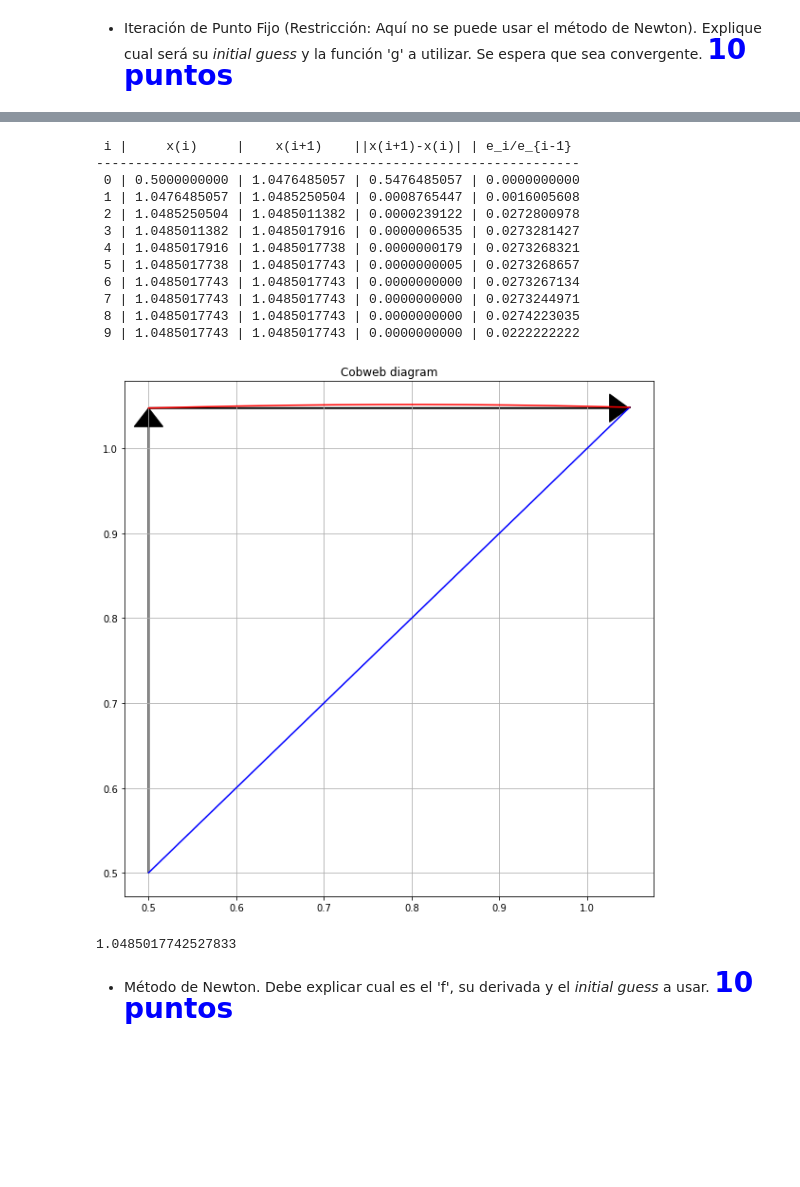
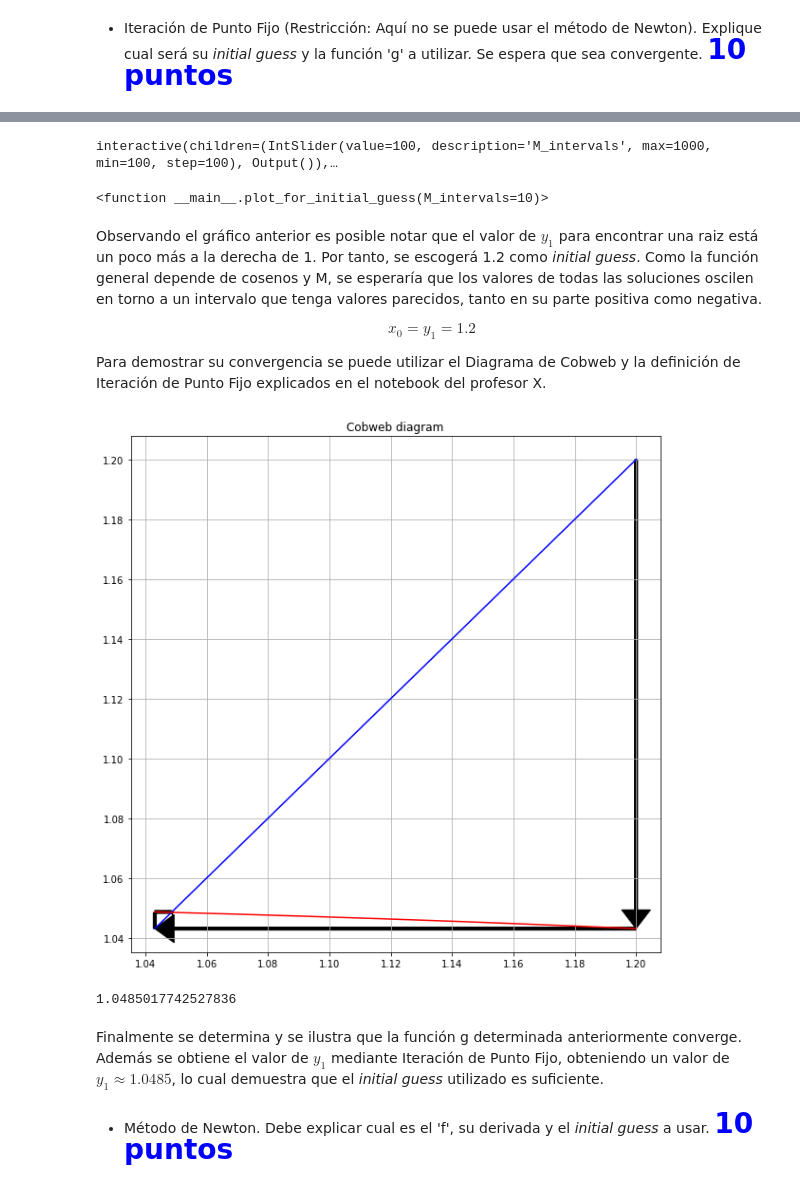
Before and after one commit to Sebaatd/Tarea1CC, a Jupyter notebook: Tarea1.ipynb, the cells around one changed output, grey strips where cells are left out. Saved outputs shown, nothing was run; the diff lists cells and outputs as text; code cells hidden in the pictures; blank space fills up the shorter version.

```diff
--- a/Tarea1.ipynb
+++ b/Tarea1.ipynb
@@ -224 +185,25 @@ A continuación se muestra un ejemplo de como se obtiene $y_1$ con Iteración de
+# %%
+#Gráfica para encontrar un valor aproximado para que f(y_1) = 0
+def plot_for_initial_guess(M_intervals=10):
+    y_1 = np.linspace(0,10,M_intervals+1)
+    fy = (50/M_intervals) * (y_1*np.cos((100/M_intervals) + y_1) + np.cos(y_1)) - y_1 + 1
+    plt.figure(figsize=(8,8))
+    plt.plot(y_1,fy,'b-',label='f(y_1)')
+    plt.legend(loc='best')
+    plt.title('Grafica de f(y_1) en un intervalo variable M_intervals')
+    plt.grid(True)
+    plt.show()
+
+interact(plot_for_initial_guess,M_intervals=(100,1000,100))
+# %% [output]
+interactive(children=(IntSlider(value=100, description='M_intervals', max=1000, min=100, step=100), Output()),…
+<function __main__.plot_for_initial_guess(M_intervals=10)>
+# %% [markdown]
+Observando el gráfico anterior es posible notar que el valor de $y_1$ para encontrar una raiz está un poco más a la derecha de 1. Por tanto, se escogerá 1.2 como _initial guess_. Como la función general depende de cosenos y M, se esperaría que los valores de todas las soluciones oscilen en torno a un intervalo que tenga valores parecidos, tanto en su parte positiva como negativa.
+
+\begin{equation*}
+ x_0 = y_1 = 1.2
+\end{equation*}
+
+Para demostrar su convergencia se puede utilizar el Diagrama de Cobweb y la definición de Iteración de Punto Fijo explicados en el notebook del profesor X.
 # %%
@@ -244,44 +230,32 @@ def cobweb(x,g=None):
     plt.grid(True)
     plt.show()
 # %%
+#Defición algoritmo Iteración de Punto Fijo, obtenido desde el notebook de referencia.
 def fpi(g, x0, k, flag_cobweb=False):
     x = np.empty(k+1)
     x[0] = x0
     error_i = np.inf
 
-    print(' i |     x(i)     |    x(i+1)    ||x(i+1)-x(i)| | e_i/e_{i-1}')
-    print('--------------------------------------------------------------')
-
     for i in range(k):
         x[i+1] = g(x[i])
         error_iminus1 = error_i
         error_i = abs(x[i+1]-x[i])
-        print('%2d | %.10f | %.10f | %.10f | %.10f' %
-              (i,x[i],x[i+1],error_i,error_i/error_iminus1))
+
     if flag_cobweb:
         cobweb(x,g)
     return x[-1]
 # %%
+#Evaluación de fpi con g(y_i) definido anteriormente. Se utilizará el primer caso para su evaluación, con 1000 particiones.
 i = 0
 y_0 = 1
 M = 1000
 g = lambda y: (50/(M)) * (y*(np.cos(100*(i+1)/M + y)) + y_0 * (np.cos(100 * i/M + y_0))) + y_0
-fpi(g, 0.5, 10, True)
+fpi(g, 1.2, 10, True)
 # %% [output]
+[figure, new version]
- i |     x(i)     |    x(i+1)    ||x(i+1)-x(i)| | e_i/e_{i-1}
---------------------------------------------------------------
- 0 | 0.5000000000 | 1.0476485057 | 0.5476485057 | 0.0000000000
- 1 | 1.0476485057 | 1.0485250504 | 0.0008765447 | 0.0016005608
- 2 | 1.0485250504 | 1.0485011382 | 0.0000239122 | 0.0272800978
- 3 | 1.0485011382 | 1.0485017916 | 0.0000006535 | 0.0273281427
- 4 | 1.0485017916 | 1.0485017738 | 0.0000000179 | 0.0273268321
- 5 | 1.0485017738 | 1.0485017743 | 0.0000000005 | 0.0273268657
- 6 | 1.0485017743 | 1.0485017743 | 0.0000000000 | 0.0273267134
- 7 | 1.0485017743 | 1.0485017743 | 0.0000000000 | 0.0273244971
- 8 | 1.0485017743 | 1.0485017743 | 0.0000000000 | 0.0274223035
- 9 | 1.0485017743 | 1.0485017743 | 0.0000000000 | 0.0222222222
+1.0485017742527836
-[figure, old version]
-1.0485017742527833
+# %% [markdown]
+Finalmente se determina y se ilustra que la función g determinada anteriormente converge. Además se obtiene el valor de $y_1$ mediante Iteración de Punto Fijo, obteniendo un valor de $y_1 \approx 1.0485$, lo cual demuestra que el _initial guess_ utilizado es suficiente.
 # %% [markdown]
 - Método de Newton. Debe explicar cual es el 'f', su derivada y el _initial guess_ a usar. <span style="color:blue; font-size: 2em"> **10 puntos**</span>
 # %% [markdown]
```
Also changed, not shown: parts of 24 cells of this notebook.
